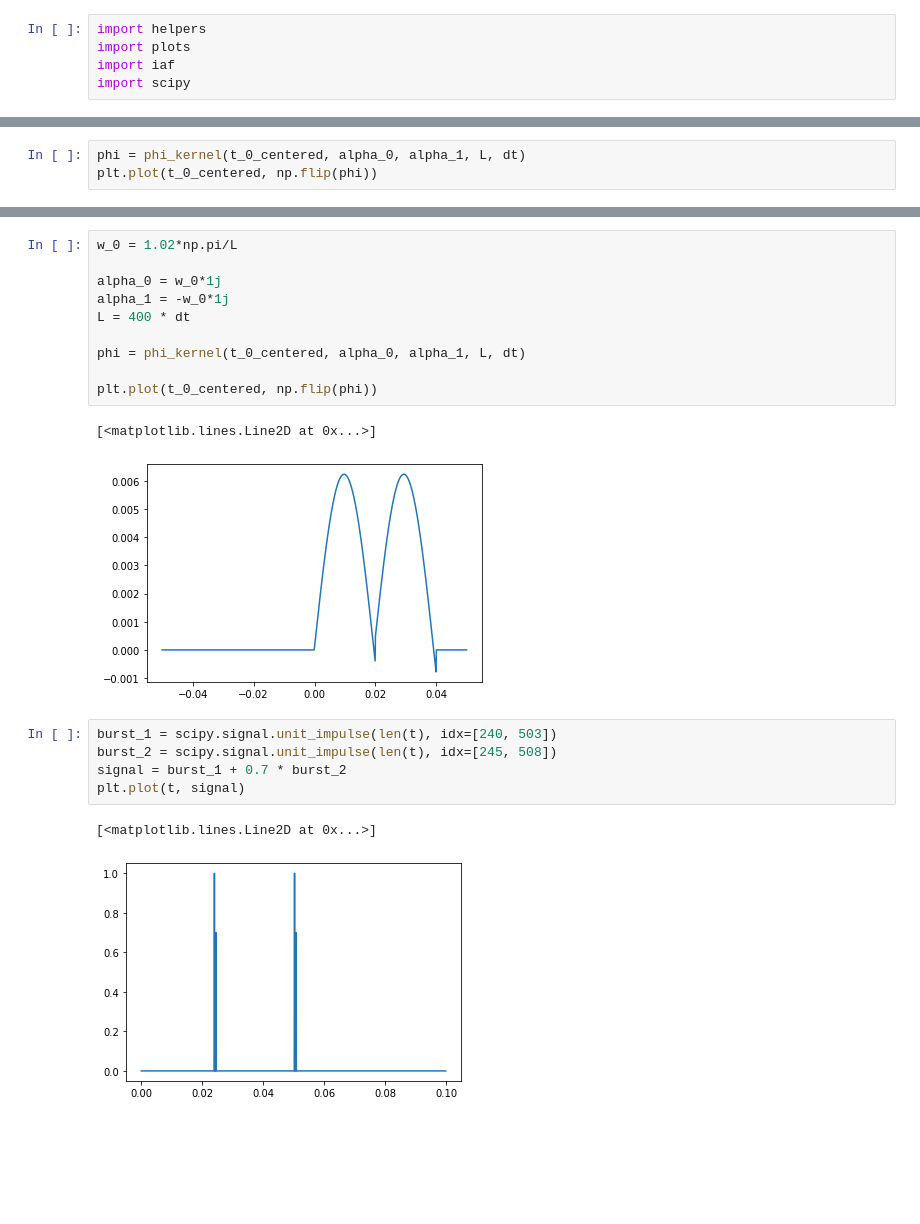
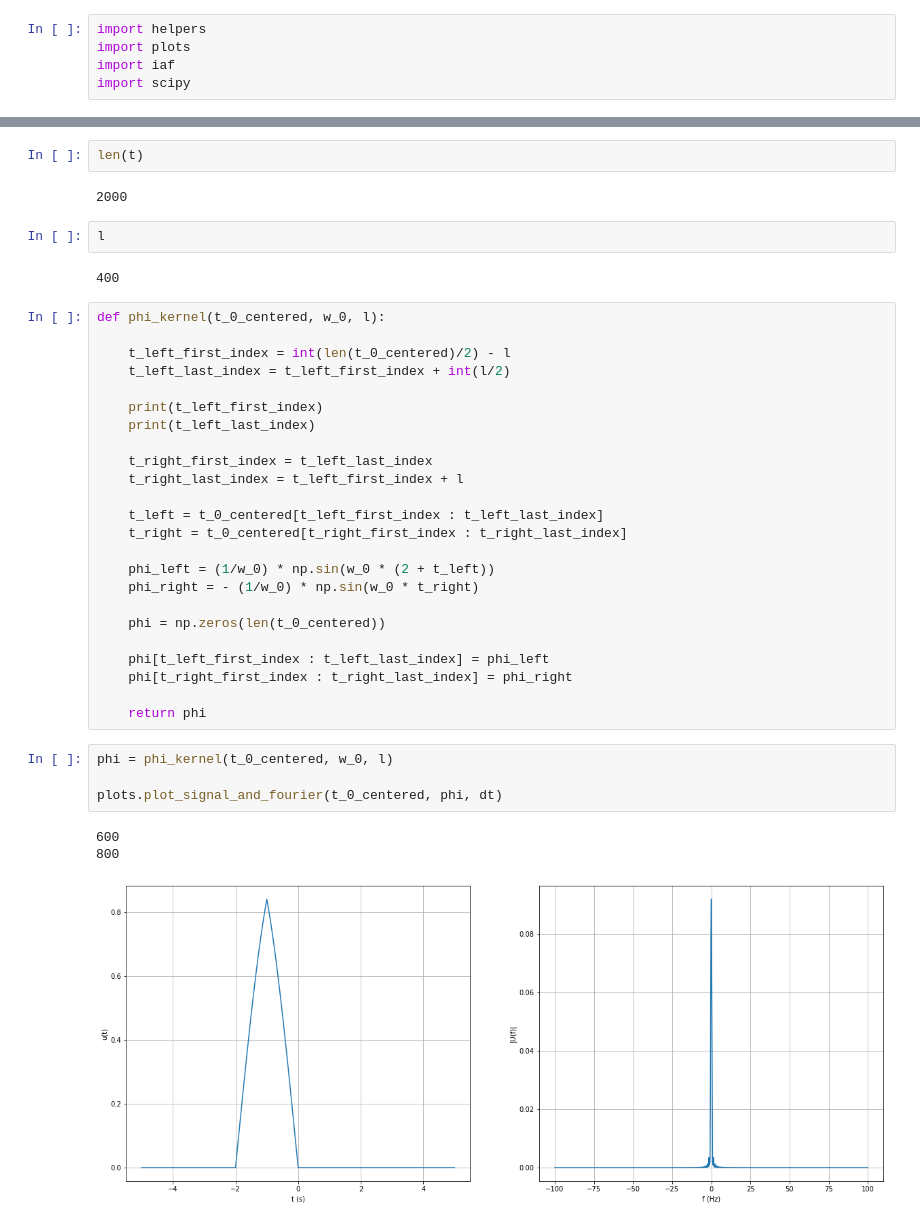
Before and after one commit to gkarray/Semester-Project, a Jupyter notebook: Algorithm 3.ipynb, the cells around one changed output, grey strips where cells are left out. Saved outputs shown, nothing was run; the diff lists cells and outputs as text; blank space fills up the shorter version.

```diff
--- a/Algorithm 3.ipynb
+++ b/Algorithm 3.ipynb
@@ -45,3 +21,0 @@ def phi_kernel(t, alpha_0, alpha_1, L, dt):
-# %%
-phi = phi_kernel(t_0_centered, alpha_0, alpha_1, L, dt)
-plt.plot(t_0_centered, np.flip(phi))
@@ -76,21 +22,40 @@ for w in ws :
-# %%
-w_0 = 1.02*np.pi/L
-
-alpha_0 = w_0*1j
-alpha_1 = -w_0*1j
-L = 400 * dt
-
-phi = phi_kernel(t_0_centered, alpha_0, alpha_1, L, dt)
-
-plt.plot(t_0_centered, np.flip(phi))
-# %% [output]
-[<matplotlib.lines.Line2D at 0x...>]
-[figure, removed]
-# %%
-burst_1 = scipy.signal.unit_impulse(len(t), idx=[240, 503])
-burst_2 = scipy.signal.unit_impulse(len(t), idx=[245, 508])
-signal = burst_1 + 0.7 * burst_2
-plt.plot(t, signal)
-# %% [output]
-[<matplotlib.lines.Line2D at 0x...>]
-[figure, removed]
+# %%
+len(t)
+# %% [output]
+2000
+# %%
+l
+# %% [output]
+400
+# %%
+def phi_kernel(t_0_centered, w_0, l):
+
+    t_left_first_index = int(len(t_0_centered)/2) - l
+    t_left_last_index = t_left_first_index + int(l/2)
+
+    print(t_left_first_index)
+    print(t_left_last_index)
+
+    t_right_first_index = t_left_last_index
+    t_right_last_index = t_left_first_index + l
+
+    t_left = t_0_centered[t_left_first_index : t_left_last_index]
+    t_right = t_0_centered[t_right_first_index : t_right_last_index]
+
+    phi_left = (1/w_0) * np.sin(w_0 * (2 + t_left))
+    phi_right = - (1/w_0) * np.sin(w_0 * t_right)
+
+    phi = np.zeros(len(t_0_centered))
+
+    phi[t_left_first_index : t_left_last_index] = phi_left
+    phi[t_right_first_index : t_right_last_index] = phi_right
+
+    return phi
+# %%
+phi = phi_kernel(t_0_centered, w_0, l)
+
+plots.plot_signal_and_fourier(t_0_centered, phi, dt)
+# %% [output]
+600
+800
+[figure, added]
```
Also changed, not shown: parts of 11 cells of this notebook, 3 other files.
